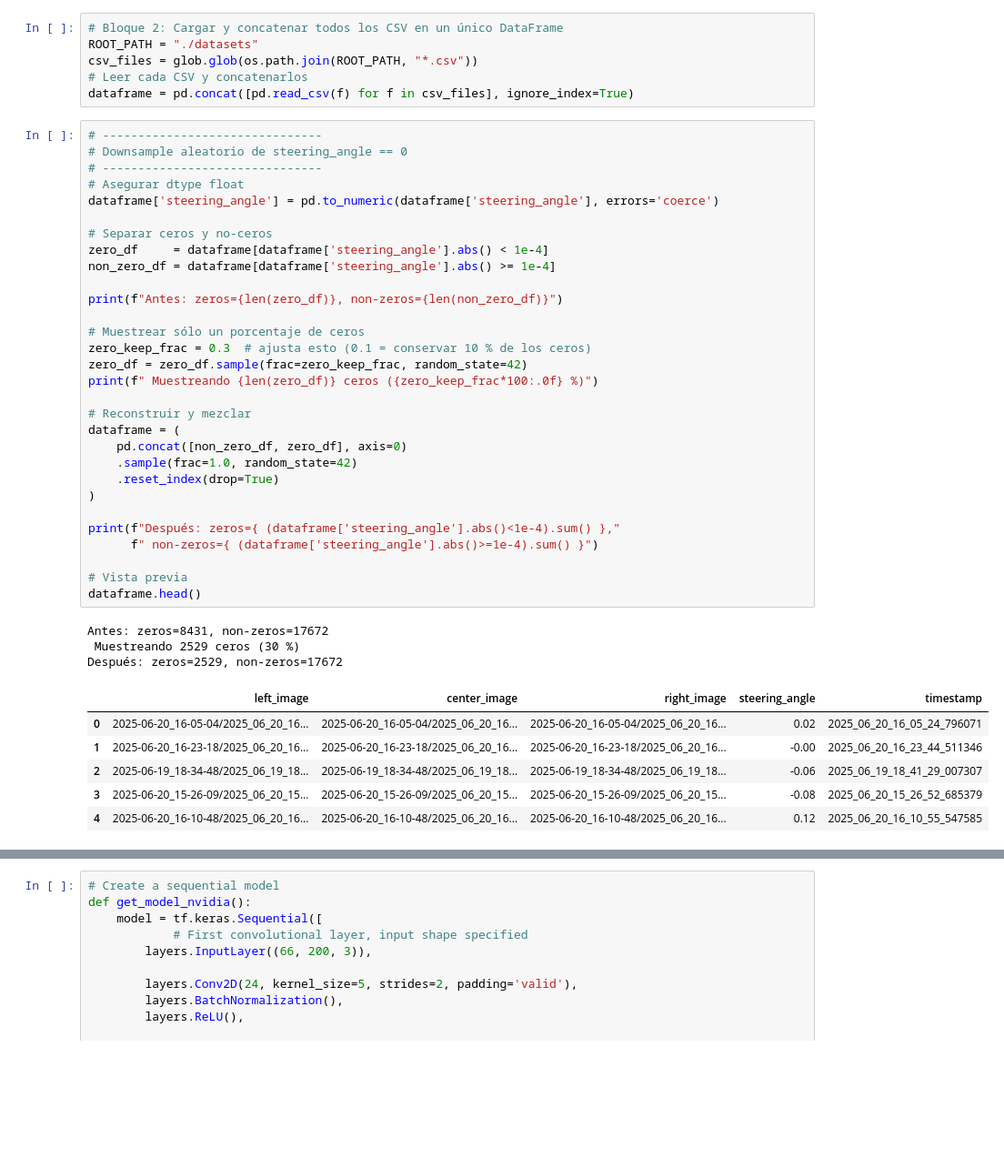
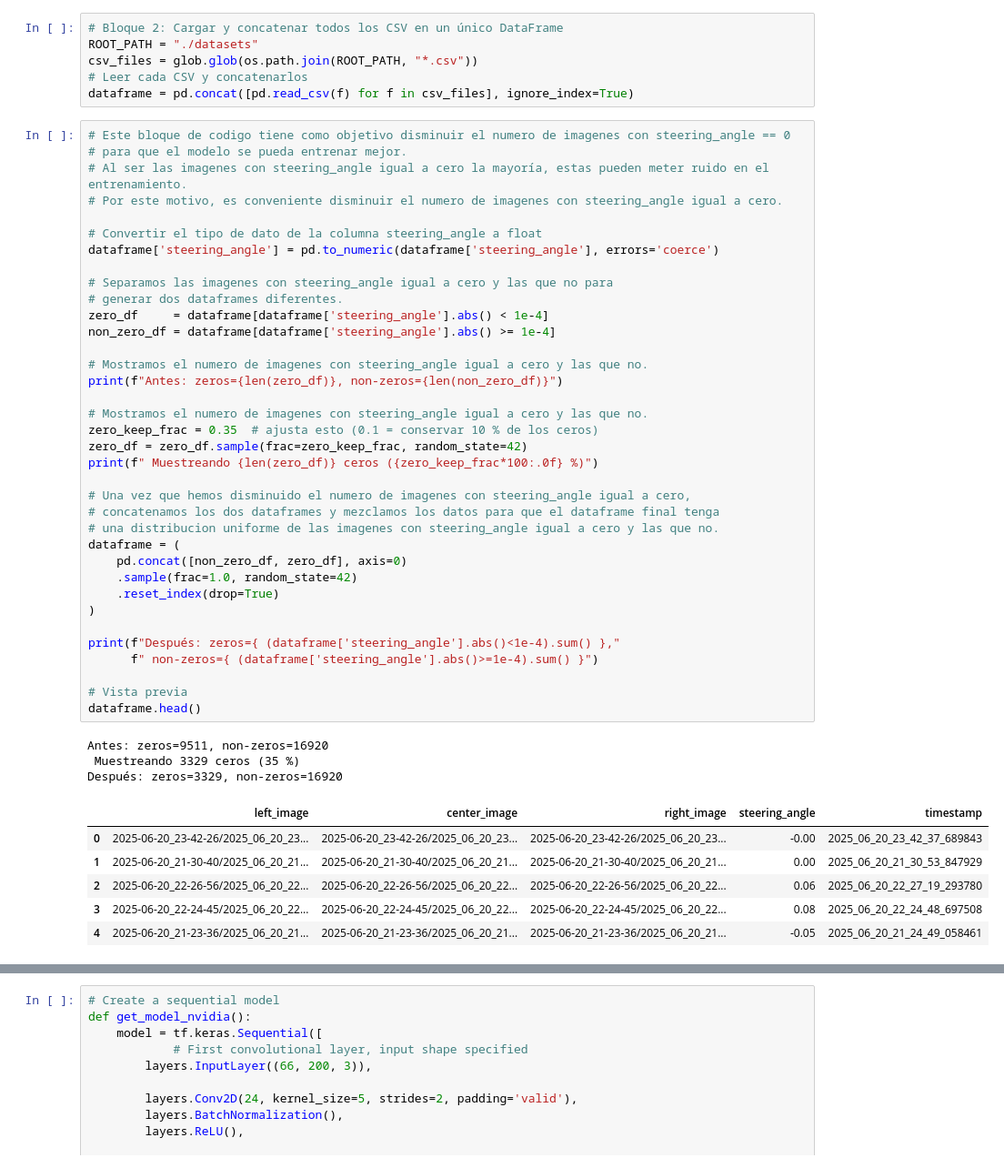
Before and after one commit to JesusAnaya/final_project, a Jupyter notebook: trainign.ipynb, the cells around one changed output, grey strips where cells are left out. Shown at 91% size. Cells and saved outputs as stored; diff of their text form; blank space fills up the shorter version.

```diff
--- a/trainign.ipynb
+++ b/trainign.ipynb
@@ -35,45 +35,51 @@ csv_files = glob.glob(os.path.join(ROOT_PATH, "*.csv"))
 # Leer cada CSV y concatenarlos
 dataframe = pd.concat([pd.read_csv(f) for f in csv_files], ignore_index=True)
 # %%
-# -------------------------------
-# Downsample aleatorio de steering_angle == 0
-# -------------------------------
-# Asegurar dtype float
+# Este bloque de codigo tiene como objetivo disminuir el numero de imagenes con steering_angle == 0
+# para que el modelo se pueda entrenar mejor.
+# Al ser las imagenes con steering_angle igual a cero la mayoría, estas pueden meter ruido en el entrenamiento.
+# Por este motivo, es conveniente disminuir el numero de imagenes con steering_angle igual a cero.
+
+# Convertir el tipo de dato de la columna steering_angle a float
 dataframe['steering_angle'] = pd.to_numeric(dataframe['steering_angle'], errors='coerce')
 
-# Separar ceros y no-ceros
+# Separamos las imagenes con steering_angle igual a cero y las que no para
+# generar dos dataframes diferentes.
 zero_df     = dataframe[dataframe['steering_angle'].abs() < 1e-4]
 non_zero_df = dataframe[dataframe['steering_angle'].abs() >= 1e-4]
 
+# Mostramos el numero de imagenes con steering_angle igual a cero y las que no.
 print(f"Antes: zeros={len(zero_df)}, non-zeros={len(non_zero_df)}")
 
-# Muestrear sólo un porcentaje de ceros
-zero_keep_frac = 0.3  # ajusta esto (0.1 = conservar 10 % de los ceros)
+# Mostramos el numero de imagenes con steering_angle igual a cero y las que no.
+zero_keep_frac = 0.35  # ajusta esto (0.1 = conservar 10 % de los ceros)
 zero_df = zero_df.sample(frac=zero_keep_frac, random_state=42)
 print(f" Muestreando {len(zero_df)} ceros ({zero_keep_frac*100:.0f} %)")
 
-# Reconstruir y mezclar
+# Una vez que hemos disminuido el numero de imagenes con steering_angle igual a cero,
+# concatenamos los dos dataframes y mezclamos los datos para que el dataframe final tenga
+# una distribucion uniforme de las imagenes con steering_angle igual a cero y las que no.
 dataframe = (
     pd.concat([non_zero_df, zero_df], axis=0)
     .sample(frac=1.0, random_state=42)
     .reset_index(drop=True)
 )
 
 print(f"Después: zeros={ (dataframe['steering_angle'].abs()<1e-4).sum() },"
       f" non-zeros={ (dataframe['steering_angle'].abs()>=1e-4).sum() }")
 
 # Vista previa
 dataframe.head()
 # %% [output]
-Antes: zeros=8431, non-zeros=17672
- Muestreando 2529 ceros (30 %)
-Después: zeros=2529, non-zeros=17672
+Antes: zeros=9511, non-zeros=16920
+ Muestreando 3329 ceros (35 %)
+Después: zeros=3329, non-zeros=16920
 |  | left_image | center_image | right_image | steering_angle | timestamp |
-| 0 | 2025-06-20_16-05-04/2025_06_20_16... | 2025-06-20_16-05-04/2025_06_20_16... | 2025-06-20_16-05-04/2025_06_20_16... | 0.02 | 2025_06_20_16_05_24_796071 |
-| 1 | 2025-06-20_16-23-18/2025_06_20_16... | 2025-06-20_16-23-18/2025_06_20_16... | 2025-06-20_16-23-18/2025_06_20_16... | -0.00 | 2025_06_20_16_23_44_511346 |
-| 2 | 2025-06-19_18-34-48/2025_06_19_18... | 2025-06-19_18-34-48/2025_06_19_18... | 2025-06-19_18-34-48/2025_06_19_18... | -0.06 | 2025_06_19_18_41_29_007307 |
-| 3 | 2025-06-20_15-26-09/2025_06_20_15... | 2025-06-20_15-26-09/2025_06_20_15... | 2025-06-20_15-26-09/2025_06_20_15... | -0.08 | 2025_06_20_15_26_52_685379 |
-| 4 | 2025-06-20_16-10-48/2025_06_20_16... | 2025-06-20_16-10-48/2025_06_20_16... | 2025-06-20_16-10-48/2025_06_20_16... | 0.12 | 2025_06_20_16_10_55_547585 |
+| 0 | 2025-06-20_23-42-26/2025_06_20_23... | 2025-06-20_23-42-26/2025_06_20_23... | 2025-06-20_23-42-26/2025_06_20_23... | -0.00 | 2025_06_20_23_42_37_689843 |
+| 1 | 2025-06-20_21-30-40/2025_06_20_21... | 2025-06-20_21-30-40/2025_06_20_21... | 2025-06-20_21-30-40/2025_06_20_21... | 0.00 | 2025_06_20_21_30_53_847929 |
+| 2 | 2025-06-20_22-26-56/2025_06_20_22... | 2025-06-20_22-26-56/2025_06_20_22... | 2025-06-20_22-26-56/2025_06_20_22... | 0.06 | 2025_06_20_22_27_19_293780 |
+| 3 | 2025-06-20_22-24-45/2025_06_20_22... | 2025-06-20_22-24-45/2025_06_20_22... | 2025-06-20_22-24-45/2025_06_20_22... | 0.08 | 2025_06_20_22_24_48_697508 |
+| 4 | 2025-06-20_21-23-36/2025_06_20_21... | 2025-06-20_21-23-36/2025_06_20_21... | 2025-06-20_21-23-36/2025_06_20_21... | -0.05 | 2025_06_20_21_24_49_058461 |
 # %%
 # Imprimimos el total de imagenes del datasframe de pandas
 # Se multiplica por 3 porque cada imagen tiene 3 imagenes (center, left, right)
```
Also changed, not shown: parts of 11 cells of this notebook, 9 other files.
